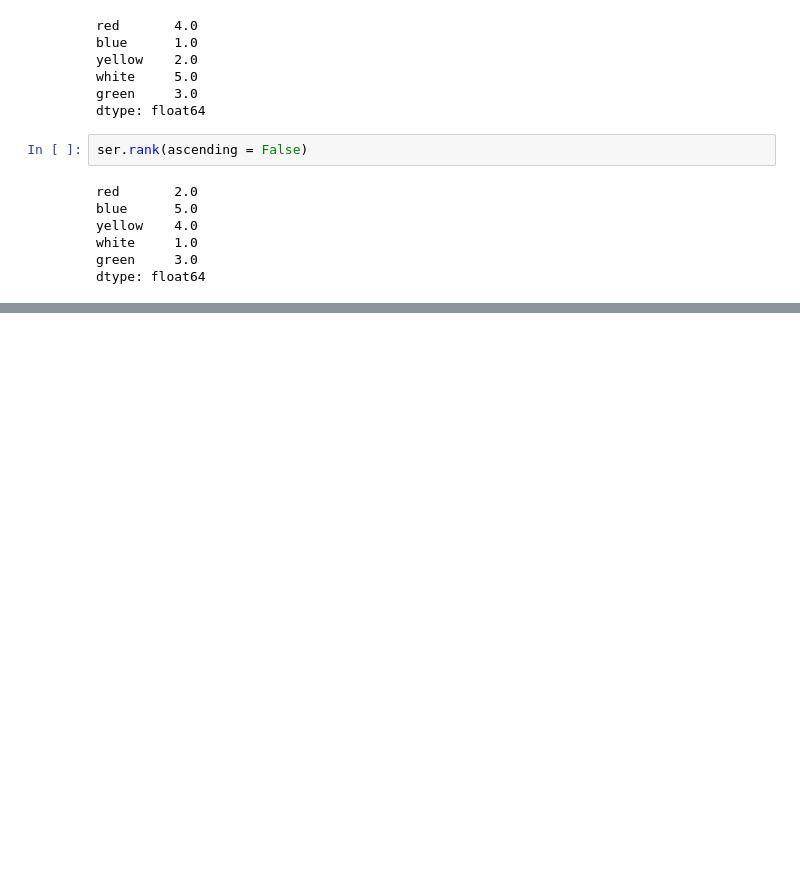
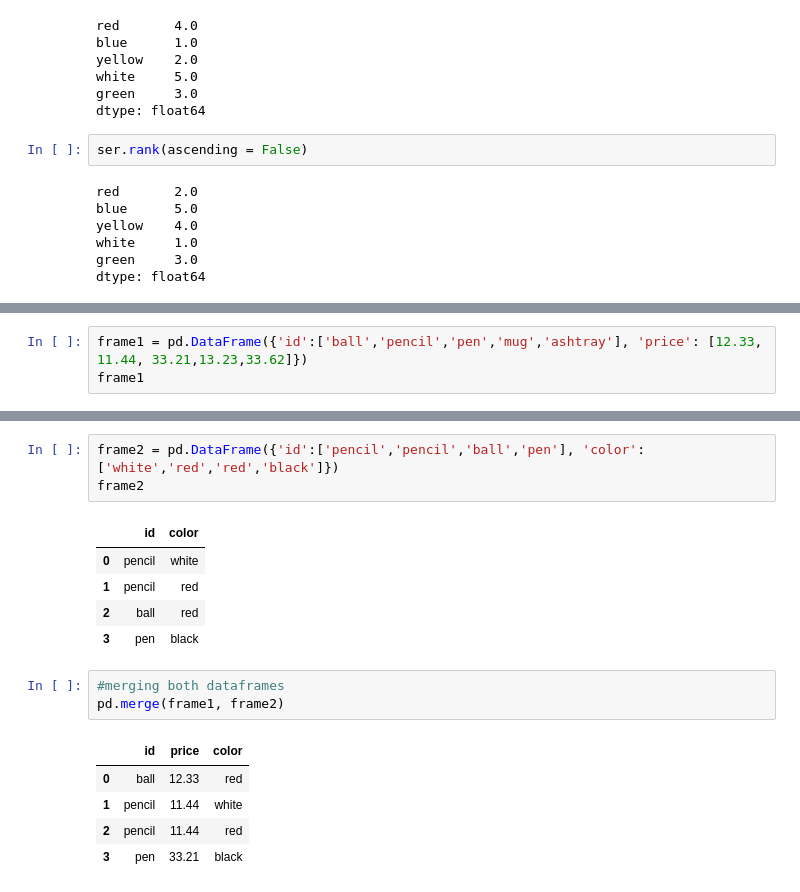
Before and after one commit to Afrochemist/OverviewNotes, a Jupyter notebook: Pandas-Numpy-Matplotlib.ipynb, the cells around one changed output, grey strips where cells are left out. Cells and saved outputs as stored; diff of their text form; blank space fills up the shorter version.

```diff
--- a/Pandas-Numpy-Matplotlib.ipynb
+++ b/Pandas-Numpy-Matplotlib.ipynb
@@ -975,0 +980,3 @@ dtype: float64
+# %%
+frame1 = pd.DataFrame({'id':['ball','pencil','pen','mug','ashtray'], 'price': [12.33, 11.44, 33.21,13.23,33.62]})
+frame1
@@ -975,0 +990,18 @@ dtype: float64
+# %%
+frame2 = pd.DataFrame({'id':['pencil','pencil','ball','pen'], 'color':['white','red','red','black']})
+frame2
+# %% [output]
+|  | id | color |
+| 0 | pencil | white |
+| 1 | pencil | red |
+| 2 | ball | red |
+| 3 | pen | black |
+# %%
+#merging both dataframes
+pd.merge(frame1, frame2)
+# %% [output]
+|  | id | price | color |
+| 0 | ball | 12.33 | red |
+| 1 | pencil | 11.44 | white |
+| 2 | pencil | 11.44 | red |
+| 3 | pen | 33.21 | black |
```
Also changed, not shown: parts of 10 cells of this notebook.
